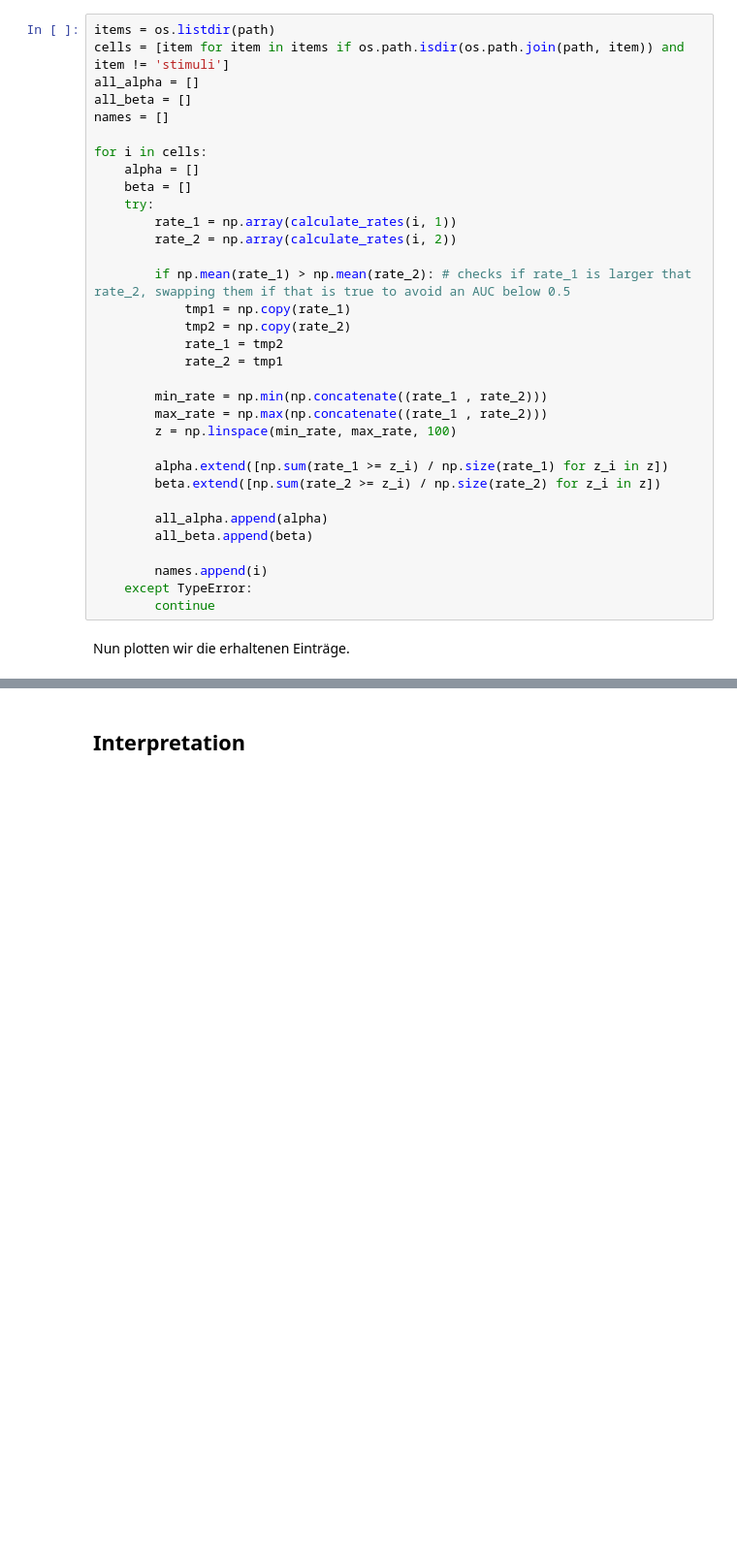
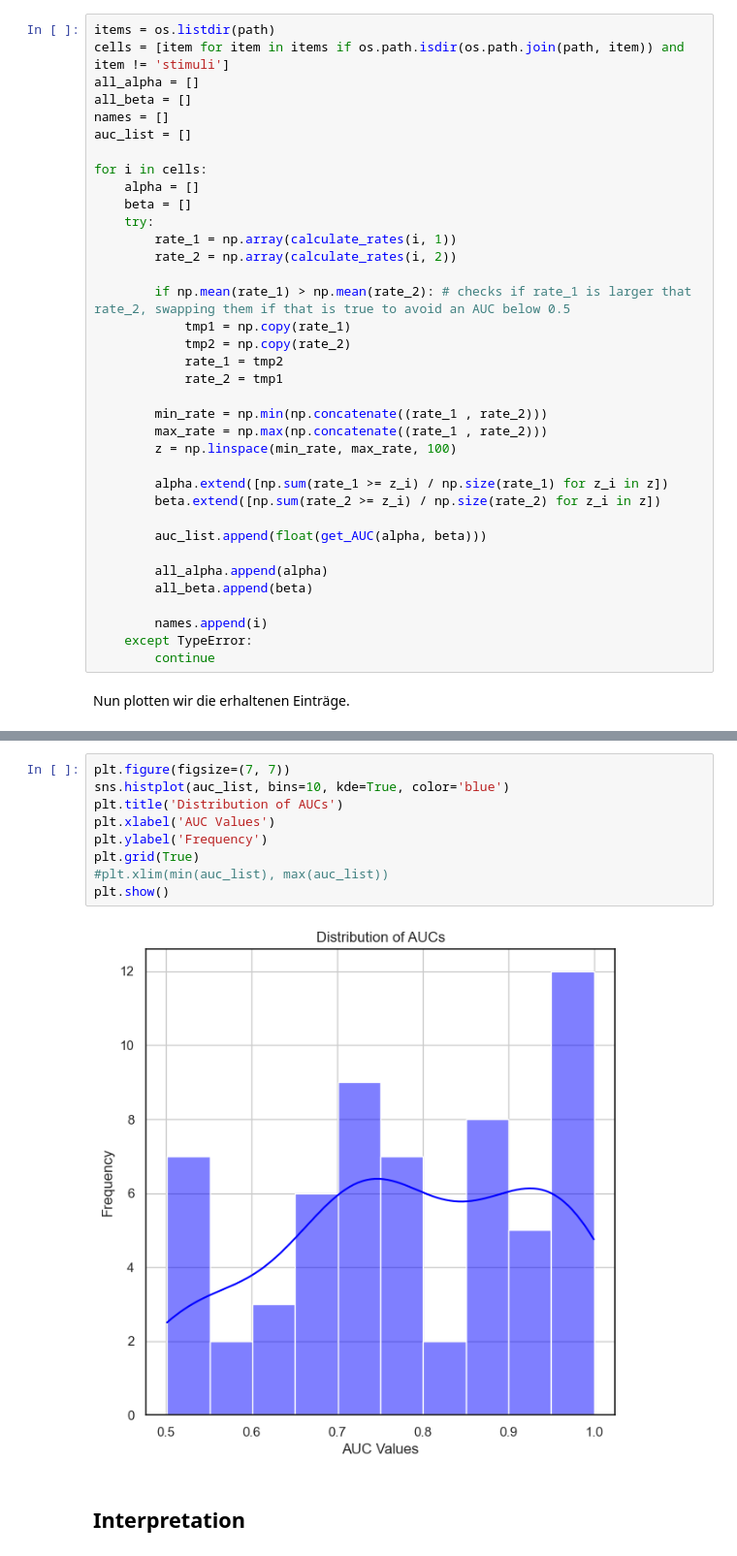
Before and after one commit to LeonKolb/Comp2, a Jupyter notebook: Project.ipynb, the cells around one changed output, grey strips where cells are left out. Shown at 97% size. Saved outputs shown, nothing was run; the diff lists cells and outputs as text; blank space fills up the shorter version.

Commit message:
AUC Histogram

```diff
--- a/Project.ipynb
+++ b/Project.ipynb
@@ -403,6 +405,7 @@ cells = [item for item in items if os.path.isdir(os.path.join(path, item)) and i
 all_alpha = []
 all_beta = []
 names = []
+auc_list = []
 
 for i in cells:
     alpha = []
@@ -424,6 +427,8 @@ for i in cells:
         alpha.extend([np.sum(rate_1 >= z_i) / np.size(rate_1) for z_i in z])
         beta.extend([np.sum(rate_2 >= z_i) / np.size(rate_2) for z_i in z])
 
+        auc_list.append(float(get_AUC(alpha, beta)))
+
         all_alpha.append(alpha)
         all_beta.append(beta)
 
@@ -439,3 +446,14 @@ plot_roc(all_alpha, all_beta, names) # put outlier seperate?
+# %%
+plt.figure(figsize=(7, 7))
+sns.histplot(auc_list, bins=10, kde=True, color='blue')
+plt.title('Distribution of AUCs')
+plt.xlabel('AUC Values')
+plt.ylabel('Frequency')
+plt.grid(True)
+#plt.xlim(min(auc_list), max(auc_list))
+plt.show()
+# %% [output]
+[figure, added]
 # %% [markdown]
 ## Interpretation <!-- 1.0? -->
 # %% [markdown]
```
Also changed, not shown: parts of 4 cells of this notebook.
